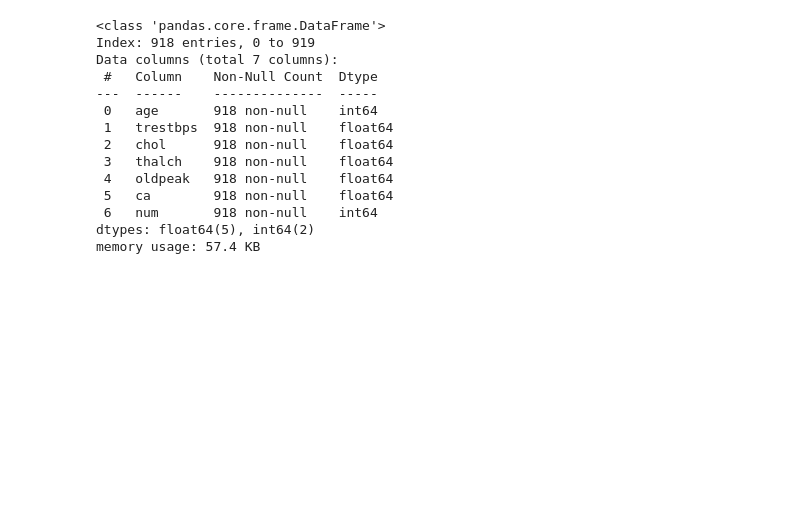
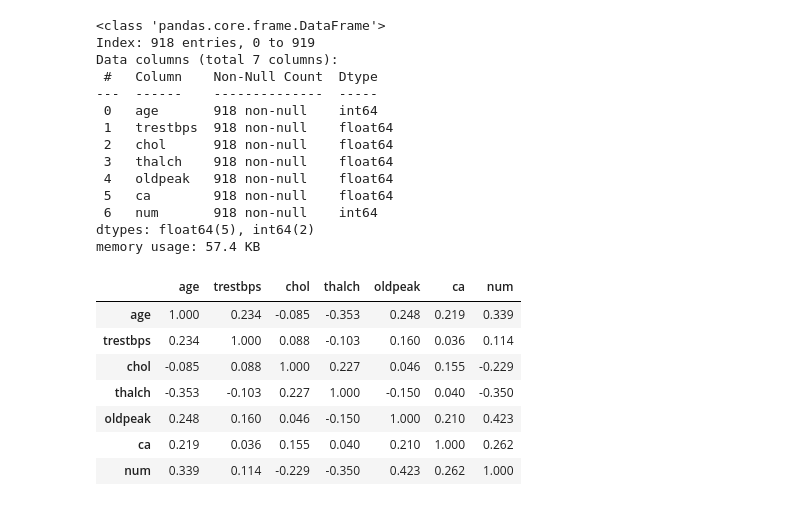
Before and after one commit to JiyaG143/pfsinterns, a Jupyter notebook: deepnote/Email_Spam_Detection_Project/Heart Disease Prediction.ipynb, the cells around one changed output. Drawn from its saved outputs; the diff is of its cells as text; code cells hidden in the pictures; blank space fills up the shorter version.

```diff
--- a/deepnote/Email_Spam_Detection_Project/Heart Disease Prediction.ipynb
+++ b/deepnote/Email_Spam_Detection_Project/Heart Disease Prediction.ipynb
@@ -377,3 +377,14 @@ Data columns (total 7 columns):
  6   num       918 non-null    int64
 dtypes: float64(5), int64(2)
 memory usage: 57.4 KB
+# %%
+fhs_cont.corr()
+# %% [output]
+|  | age | trestbps | chol | thalch | oldpeak | ca | num |
+| age | 1.000 | 0.234 | -0.085 | -0.353 | 0.248 | 0.219 | 0.339 |
+| trestbps | 0.234 | 1.000 | 0.088 | -0.103 | 0.160 | 0.036 | 0.114 |
+| chol | -0.085 | 0.088 | 1.000 | 0.227 | 0.046 | 0.155 | -0.229 |
+| thalch | -0.353 | -0.103 | 0.227 | 1.000 | -0.150 | 0.040 | -0.350 |
+| oldpeak | 0.248 | 0.160 | 0.046 | -0.150 | 1.000 | 0.210 | 0.423 |
+| ca | 0.219 | 0.036 | 0.155 | 0.040 | 0.210 | 1.000 | 0.262 |
+| num | 0.339 | 0.114 | -0.229 | -0.350 | 0.423 | 0.262 | 1.000 |
```
Also changed, not shown: parts of 6 cells of this notebook.
